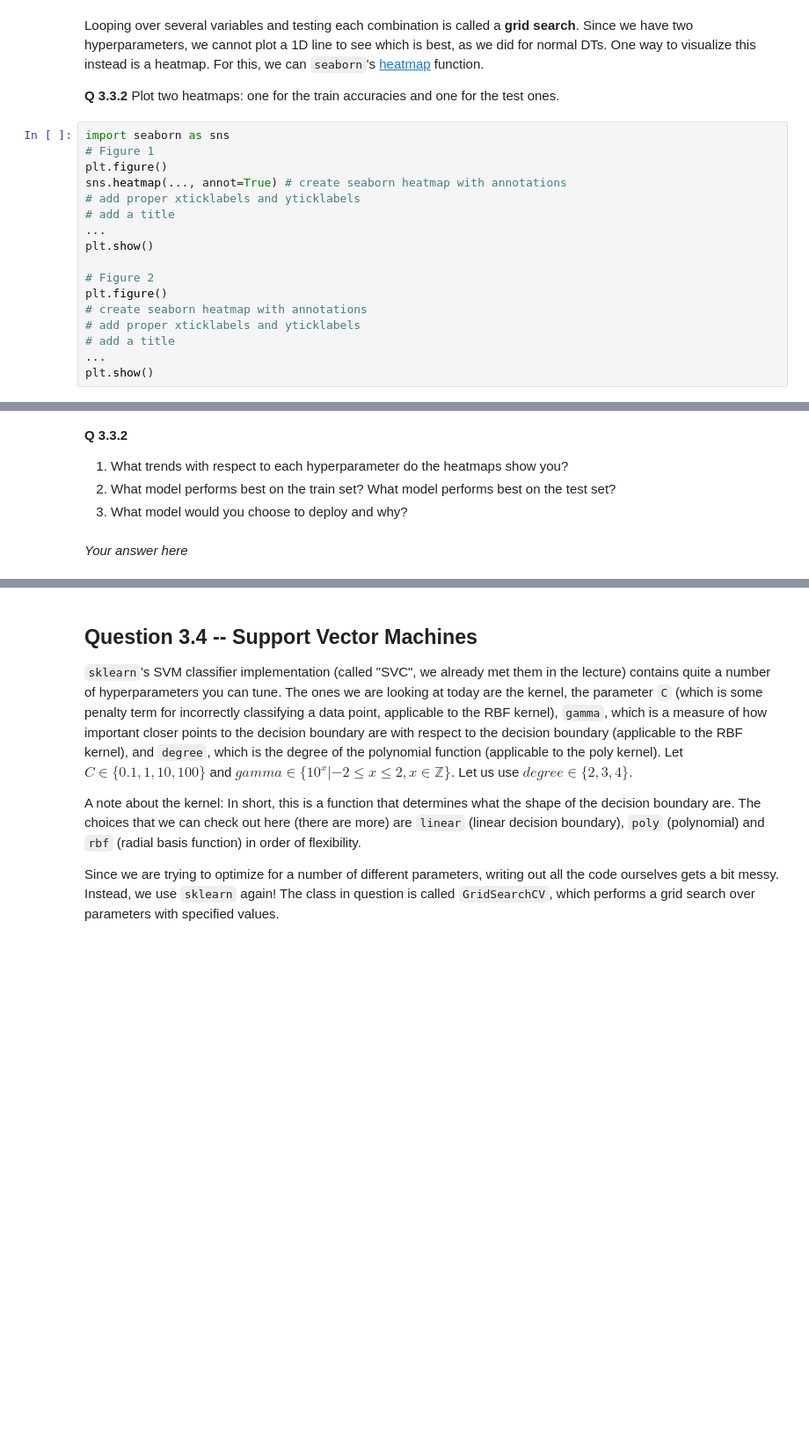
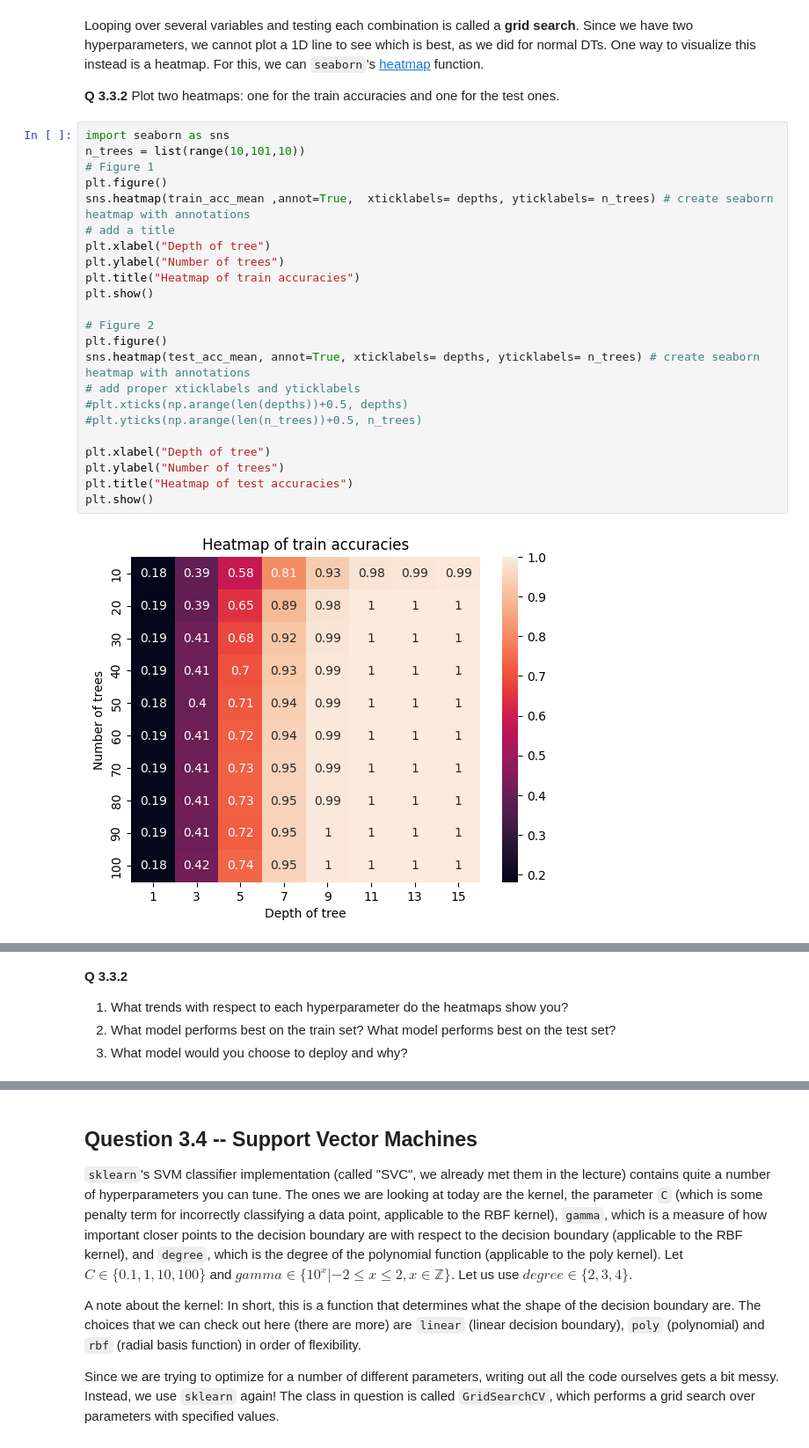
Before and after one commit to annadelpozo/MDL-Turing, a Jupyter notebook: TMDL_2024_25_Assignment_2.ipynb, the cells around one changed output, grey strips where cells are left out. Shown: that part at 88% size. Saved outputs shown, nothing was run; the diff lists cells and outputs as text; blank space fills up the shorter version.

```diff
--- a/TMDL_2024_25_Assignment_2.ipynb
+++ b/TMDL_2024_25_Assignment_2.ipynb
@@ -236,20 +259,28 @@ for tree_idx, n_trees in tqdm(enumerate(n_trees), total=len(n_trees)):
 Looping over several variables and testing each combination is called a **grid search**. Since we have two hyperparameters, we cannot plot a 1D line to see which is best, as we did for normal DTs. One way to visualize this instead is a heatmap. For this, we can `seaborn`'s [heatmap](https://seaborn.pydata.org/generated/seaborn.heatmap.html) function.
 
 **Q 3.3.2** Plot two heatmaps: one for the train accuracies and one for the test ones.
-# %%
-import seaborn as sns
-# Figure 1
-plt.figure()
-sns.heatmap(..., annot=True) # create seaborn heatmap with annotations
-# add proper xticklabels and yticklabels
-# add a title
-...
-plt.show()
-
-# Figure 2
-plt.figure()
-# create seaborn heatmap with annotations
-# add proper xticklabels and yticklabels
-# add a title
-...
-plt.show()
+# %%
+import seaborn as sns
+n_trees = list(range(10,101,10))
+# Figure 1
+plt.figure()
+sns.heatmap(train_acc_mean ,annot=True,  xticklabels= depths, yticklabels= n_trees) # create seaborn heatmap with annotations
+# add a title
+plt.xlabel("Depth of tree")
+plt.ylabel("Number of trees")
+plt.title("Heatmap of train accuracies")
+plt.show()
+
+# Figure 2
+plt.figure()
+sns.heatmap(test_acc_mean, annot=True, xticklabels= depths, yticklabels= n_trees) # create seaborn heatmap with annotations
+# add proper xticklabels and yticklabels
+#plt.xticks(np.arange(len(depths))+0.5, depths)
+#plt.yticks(np.arange(len(n_trees))+0.5, n_trees)
+
+plt.xlabel("Depth of tree")
+plt.ylabel("Number of trees")
+plt.title("Heatmap of test accuracies")
+plt.show()
+# %% [output]
+[figure, added]
@@ -258,5 +290,3 @@ plt.show()
 1. What trends with respect to each hyperparameter do the heatmaps show you?
 2. What model performs best on the train set? What model performs best on the test set?
 3. What model would you choose to deploy and why?
-# %% [markdown]
-*Your answer here*
```
Also changed, not shown: parts of 11 cells of this notebook.
